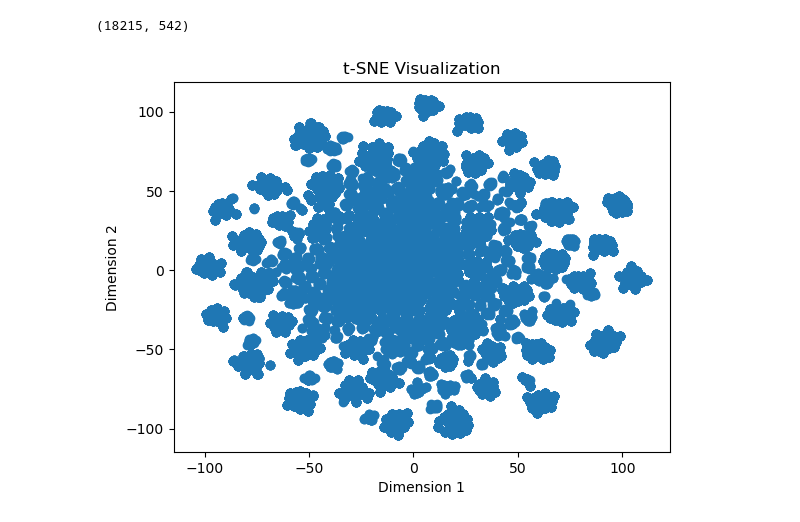
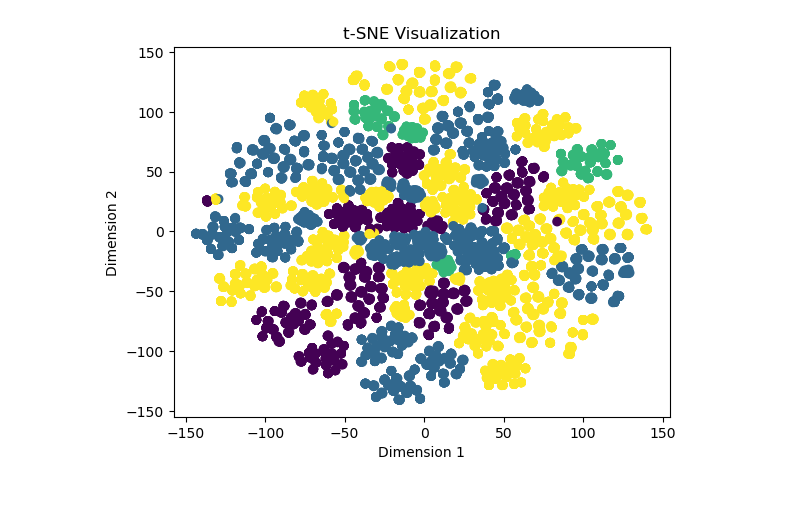
Before and after one commit to sophiacofone/valorant_omnic, a Jupyter notebook: notebooks/cluster.ipynb, the cells around one changed output. Saved outputs shown, nothing was run; the diff lists cells and outputs as text; code cells hidden in the pictures.

```diff
--- a/notebooks/cluster.ipynb
+++ b/notebooks/cluster.ipynb
@@ -5,6 +5,6 @@ from sklearn.manifold import TSNE
 import matplotlib.pyplot as plt
 from sklearn.preprocessing import StandardScaler
 # %%
-df = pd.read_csv('wl_alldf_prepro_data.csv')
+df = pd.read_csv('roles_alldf_prepro_data.csv')
 df
 # %% [output]
@@ -52,20 +68,23 @@ filtered_df.shape
 # %%
-X = filtered_df.values
+X = filtered_df.values[:10000]
 X.shape
+
+y = y[:10000]
-# %% [output]
-(18215, 542)
+# %%
+y = filtered_df['self_character']
+y
 # %%
 scaler = StandardScaler()
 X = scaler.fit_transform(X)
 
-X_embedded = TSNE(n_components=2, learning_rate='auto', init='random', perplexity=100).fit_transform(X)
+X_embedded = TSNE(n_components=2, learning_rate='auto', init='random', perplexity=20).fit_transform(X)
 X_embedded.shape
 
 # Scatter plot
-plt.scatter(X_embedded[:, 0], X_embedded[:, 1])
+plt.scatter(X_embedded[:, 0], X_embedded[:, 1], c=y)
 plt.xlabel('Dimension 1')
 plt.ylabel('Dimension 2')
 plt.title('t-SNE Visualization')
 plt.show()
 # %% [output]
-[figure, old version]
+[figure, new version]
```
Also changed, not shown: parts of 6 cells of this notebook, 3 other files.
